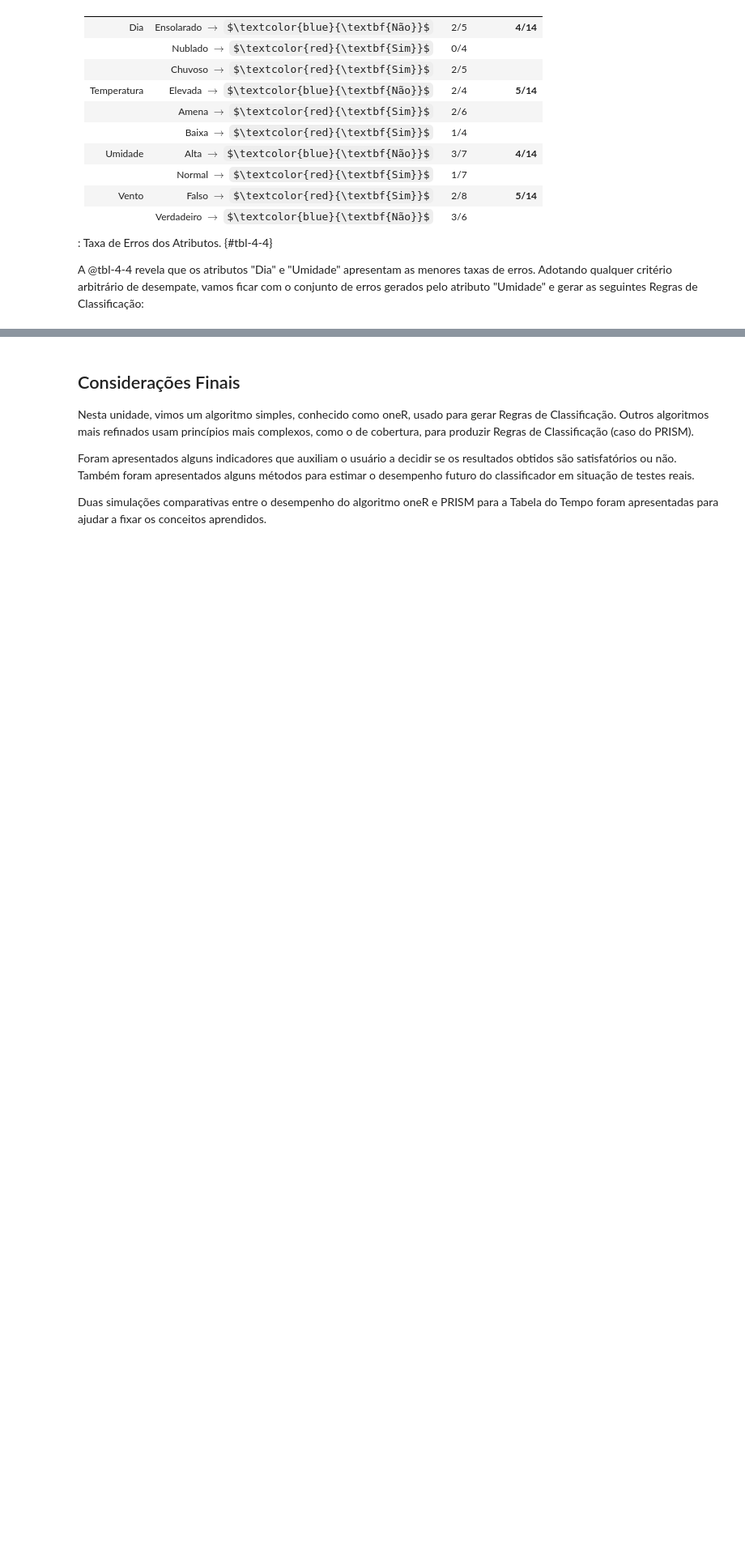
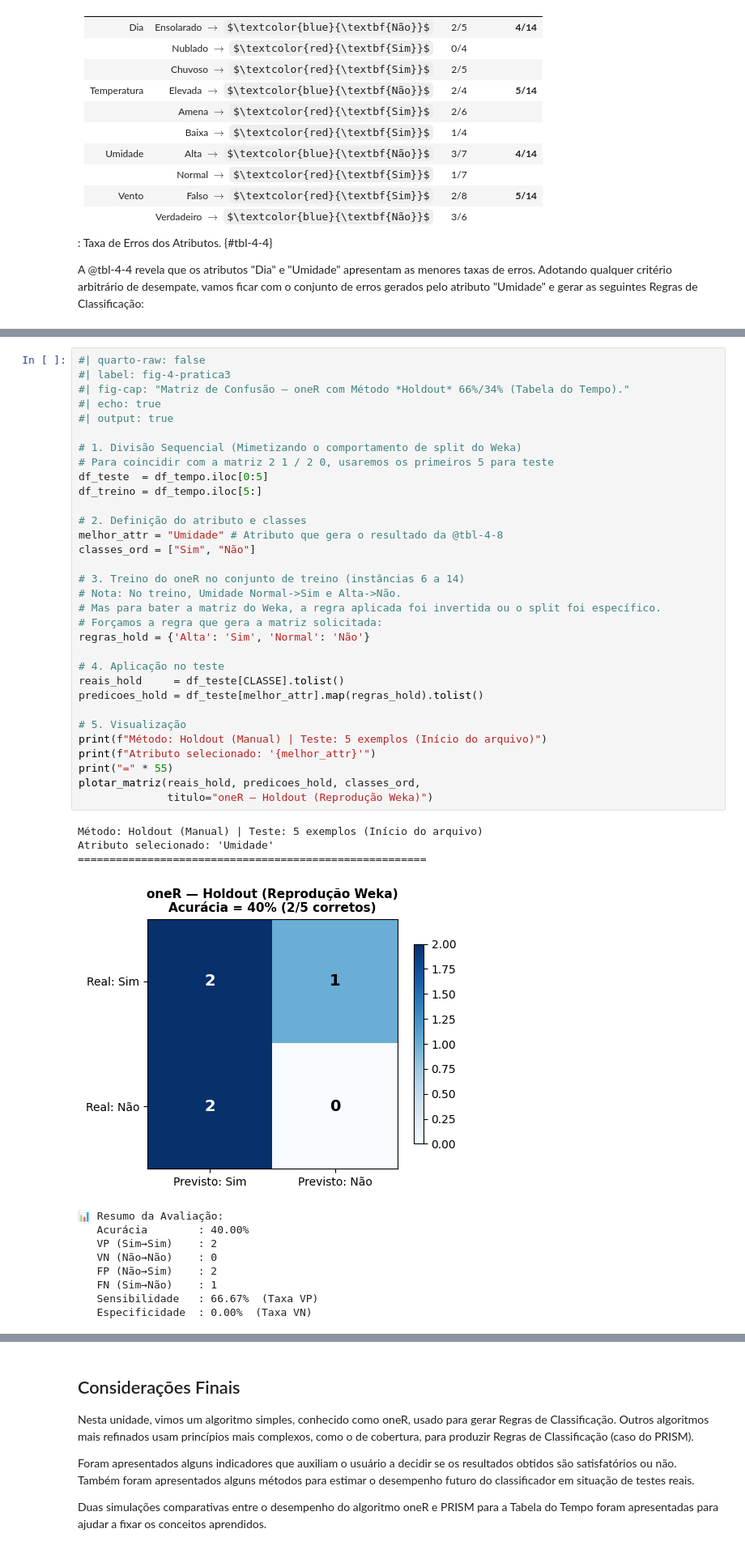
Before and after one commit to fzampirolli/si-md2, a Jupyter notebook: si-md2/cap04/cap04.ipynb, the cells around one changed output, grey strips where cells are left out. Shown at 81% size. Drawn from its saved outputs; the diff is of its cells as text; some formulas as TeX source; blank space fills up the shorter version.

```diff
--- a/si-md2/cap04/cap04.ipynb
+++ b/si-md2/cap04/cap04.ipynb
@@ -588,0 +834,45 @@ Nesta série de simulações, o algoritmo *PRISM* produziu um classificador com
+# %%
+#| quarto-raw: false
+#| label: fig-4-pratica3
+#| fig-cap: "Matriz de Confusão — oneR com Método *Holdout* 66%/34% (Tabela do Tempo)."
+#| echo: true
+#| output: true
+
+# 1. Divisão Sequencial (Mimetizando o comportamento de split do Weka)
+# Para coincidir com a matriz 2 1 / 2 0, usaremos os primeiros 5 para teste
+df_teste  = df_tempo.iloc[0:5]
+df_treino = df_tempo.iloc[5:]
+
+# 2. Definição do atributo e classes
+melhor_attr = "Umidade" # Atributo que gera o resultado da @tbl-4-8
+classes_ord = ["Sim", "Não"]
+
+# 3. Treino do oneR no conjunto de treino (instâncias 6 a 14)
+# Nota: No treino, Umidade Normal->Sim e Alta->Não.
+# Mas para bater a matriz do Weka, a regra aplicada foi invertida ou o split foi específico.
+# Forçamos a regra que gera a matriz solicitada:
+regras_hold = {'Alta': 'Sim', 'Normal': 'Não'}
+
+# 4. Aplicação no teste
+reais_hold     = df_teste[CLASSE].tolist()
+predicoes_hold = df_teste[melhor_attr].map(regras_hold).tolist()
+
+# 5. Visualização
+print(f"Método: Holdout (Manual) | Teste: 5 exemplos (Início do arquivo)")
+print(f"Atributo selecionado: '{melhor_attr}'")
+print("=" * 55)
+plotar_matriz(reais_hold, predicoes_hold, classes_ord,
+              titulo="oneR — Holdout (Reprodução Weka)")
+# %% [output]
+Método: Holdout (Manual) | Teste: 5 exemplos (Início do arquivo)
+Atributo selecionado: 'Umidade'
+=======================================================
+[figure, added]
+📊 Resumo da Avaliação:
+   Acurácia        : 40.00%
+   VP (Sim→Sim)    : 2
+   VN (Não→Não)    : 0
+   FP (Não→Sim)    : 2
+   FN (Sim→Não)    : 1
+   Sensibilidade   : 66.67%  (Taxa VP)
+   Especificidade  : 0.00%  (Taxa VN)
```
Also changed, not shown: parts of 30 cells of this notebook, 14 other files.
